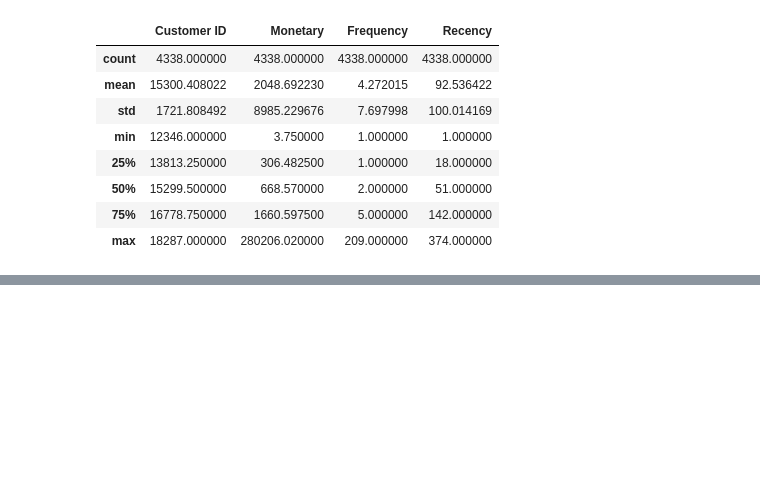
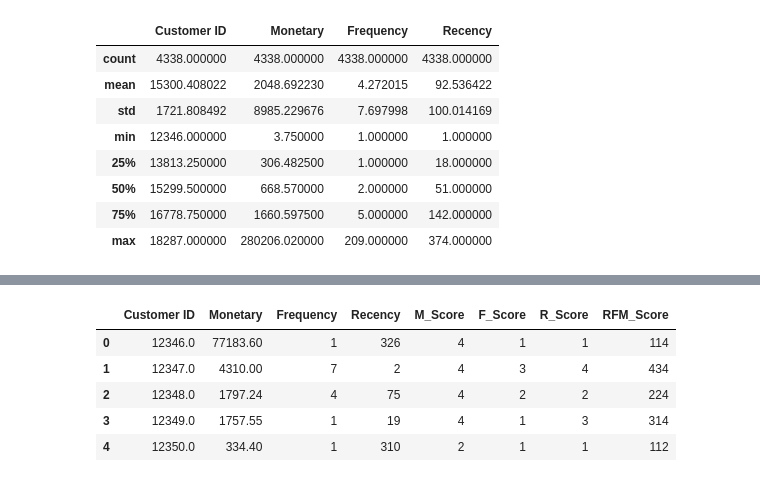
Before and after one commit to MArfanA333/customer-segmentation-rfm, a Jupyter notebook: notebooks/03_rfm_analysis.ipynb, the cells around one changed output, grey strips where cells are left out. Saved outputs shown, nothing was run; the diff lists cells and outputs as text; code cells hidden in the pictures; blank space fills up the shorter version.

```diff
--- a/notebooks/03_rfm_analysis.ipynb
+++ b/notebooks/03_rfm_analysis.ipynb
@@ -146,3 +146,5 @@ rfm.describe()
 | 50% | 15299.500000 | 668.570000 | 2.000000 | 51.000000 |
 | 75% | 16778.750000 | 1660.597500 | 5.000000 | 142.000000 |
 | max | 18287.000000 | 280206.020000 | 209.000000 | 374.000000 |
+# %%
+rfm['M_Score'] = pd.qcut(rfm['Monetary'], q=4, labels=[1,2,3,4])
@@ -148,0 +164,10 @@ rfm.describe()
+# %%
+rfm['RFM_Score'] = rfm['R_Score'].astype(str) + rfm['F_Score'].astype(str) + rfm['M_Score'].astype(str)
+rfm.head()
+# %% [output]
+|  | Customer ID | Monetary | Frequency | Recency | M_Score | F_Score | R_Score | RFM_Score |
+| 0 | 12346.0 | 77183.60 | 1 | 326 | 4 | 1 | 1 | 114 |
+| 1 | 12347.0 | 4310.00 | 7 | 2 | 4 | 3 | 4 | 434 |
+| 2 | 12348.0 | 1797.24 | 4 | 75 | 4 | 2 | 2 | 224 |
+| 3 | 12349.0 | 1757.55 | 1 | 19 | 4 | 1 | 3 | 314 |
+| 4 | 12350.0 | 334.40 | 1 | 310 | 2 | 1 | 1 | 112 |
```
Also changed, not shown: parts of 17 cells of this notebook.
